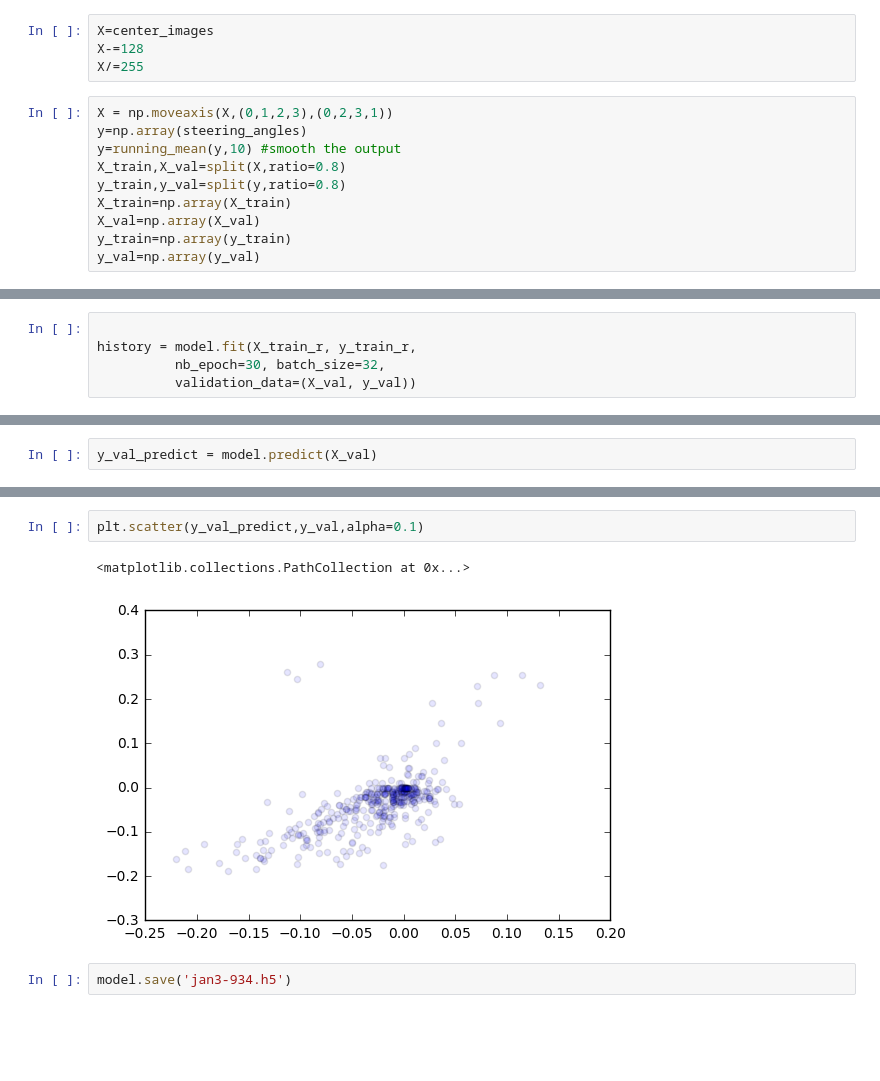
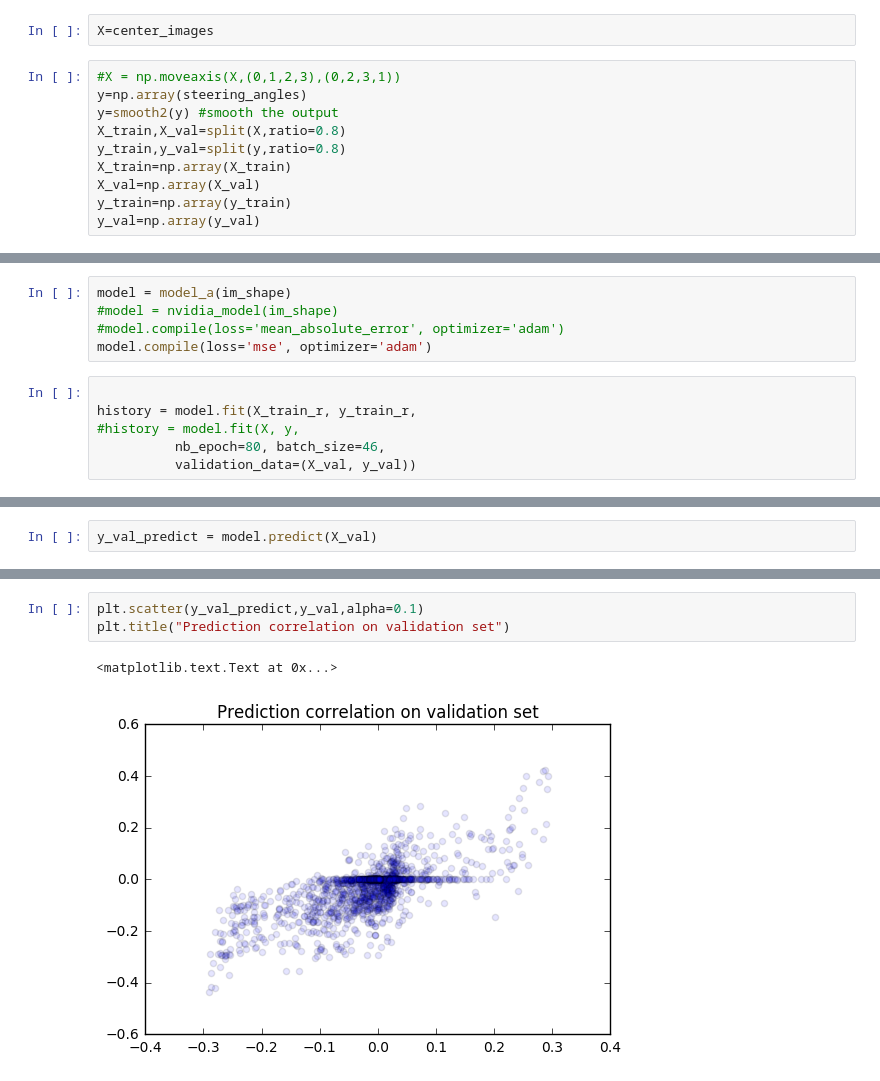
Before and after one commit to berickson/CarND-Behaviorial-Cloning, a Jupyter notebook: Behavorial-Cloning.ipynb, the cells around one changed output, grey strips where cells are left out. Cells and saved outputs as stored; diff of their text form; blank space fills up the shorter version.

```diff
--- a/Behavorial-Cloning.ipynb
+++ b/Behavorial-Cloning.ipynb
@@ -191,12 +288,10 @@ Widget Javascript not detected.  It may not be installed properly. Did you enabl
 used this as a starter: https://blog.keras.io/building-powerful-image-classification-models-using-very-little-data.html
 # %%
 X=center_images
-X-=128
-X/=255
 # %%
-X = np.moveaxis(X,(0,1,2,3),(0,2,3,1))
+#X = np.moveaxis(X,(0,1,2,3),(0,2,3,1))
 y=np.array(steering_angles)
-y=running_mean(y,10) #smooth the output
+y=smooth2(y) #smooth the output
 X_train,X_val=split(X,ratio=0.8)
 y_train,y_val=split(y,ratio=0.8)
 X_train=np.array(X_train)
@@ -264,6 +367,12 @@ dense1 output (None, 20)
+# %%
+model = model_a(im_shape)
+#model = nvidia_model(im_shape)
+#model.compile(loss='mean_absolute_error', optimizer='adam')
+model.compile(loss='mse', optimizer='adam')
 # %%
 
 history = model.fit(X_train_r, y_train_r,
-          nb_epoch=30, batch_size=32,
+#history = model.fit(X, y,
+          nb_epoch=80, batch_size=46,
           validation_data=(X_val, y_val))
 # %% [output]
@@ -320,7 +430,6 @@ plt.scatter(y_train_predict,y_train,alpha=0.1)
 # %%
 plt.scatter(y_val_predict,y_val,alpha=0.1)
+plt.title("Prediction correlation on validation set")
 # %% [output]
-<matplotlib.collections.PathCollection at 0x...>
+<matplotlib.text.Text at 0x...>
-[figure, old version]
+[figure, new version]
-# %%
-model.save('jan3-934.h5')
```
Also changed, not shown: parts of 27 cells of this notebook, 3 other files.
